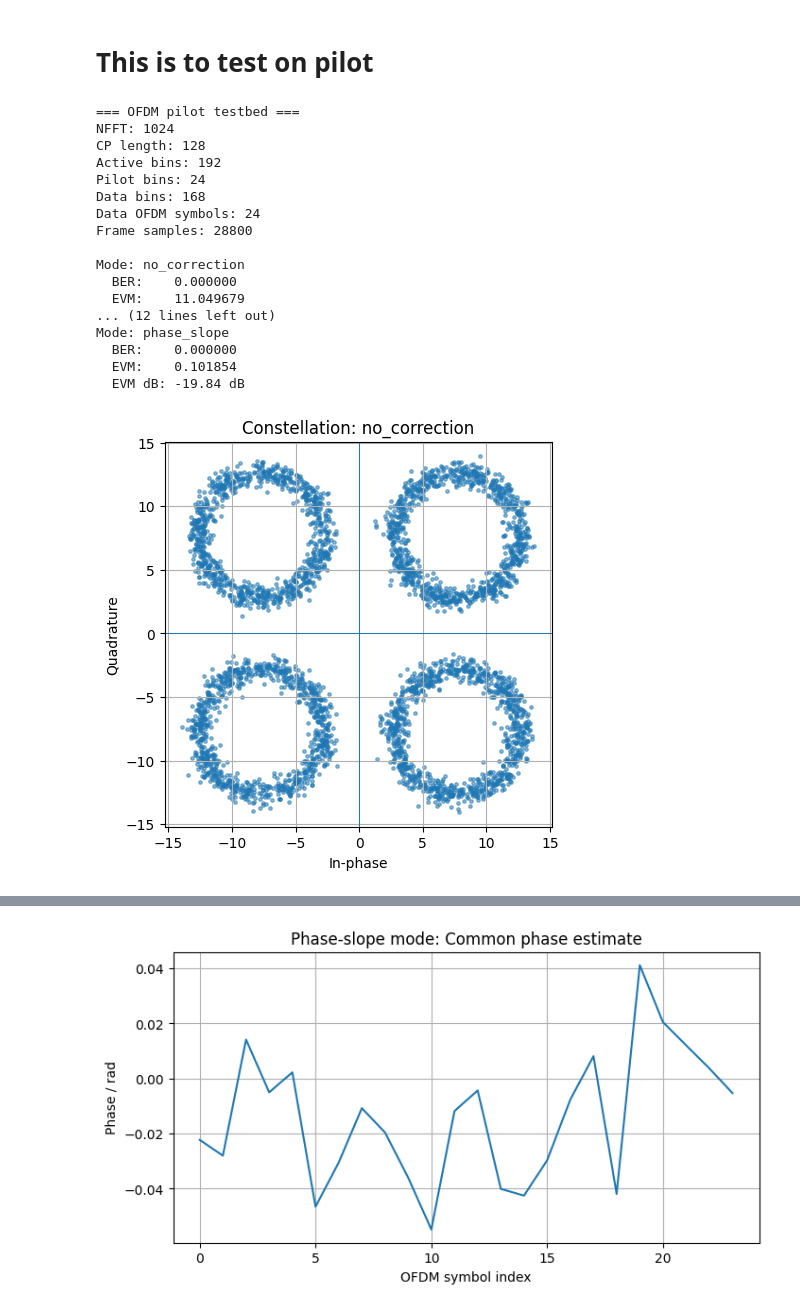
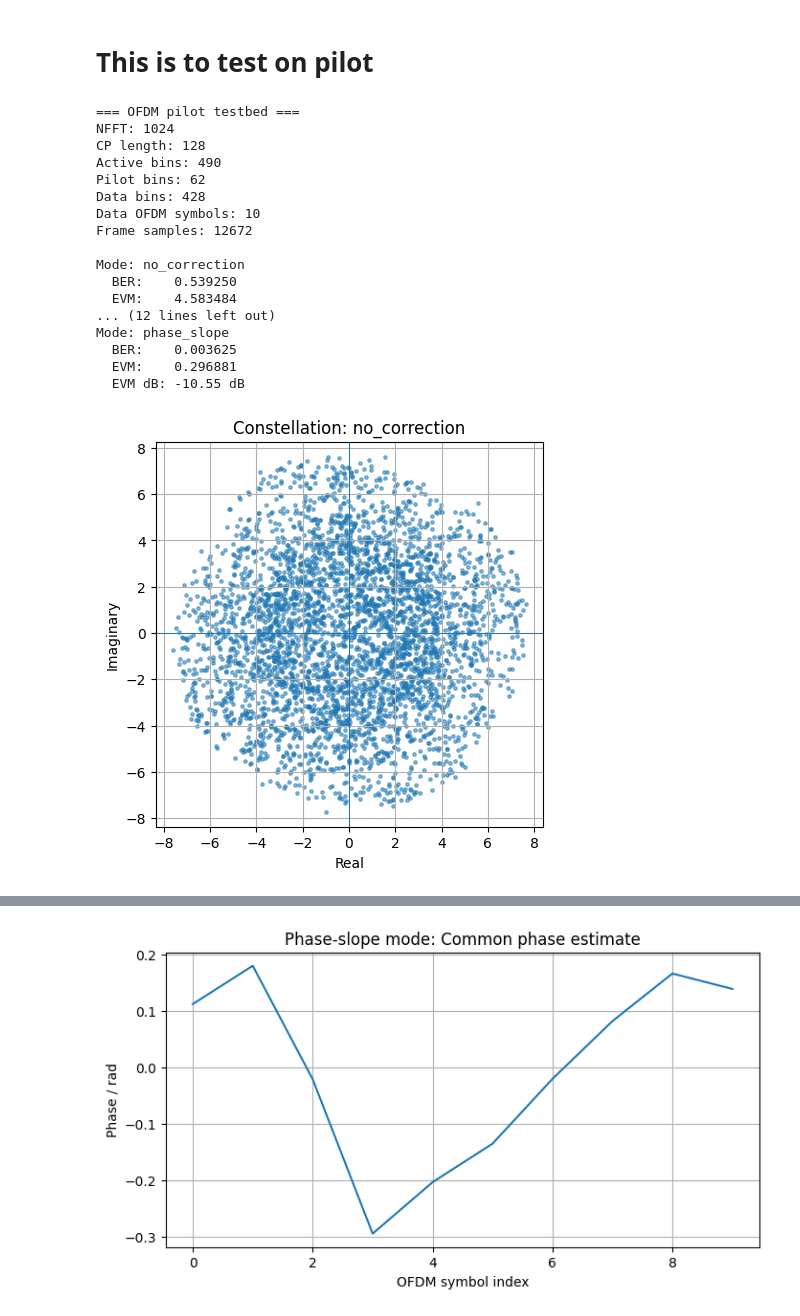
Before and after one commit to Arnav910/CUED_GF3, a Jupyter notebook: pilot_test.ipynb, the cells around one changed output, grey strips where cells are left out. Drawn from its saved outputs; the diff is of its cells as text; code cells hidden in the pictures.

```diff
--- a/pilot_test.ipynb
+++ b/pilot_test.ipynb
@@ -549,8 +549,8 @@ def plot_constellation(symbols, title, max_points=5000):
     plt.axvline(0, linewidth=0.7)
     plt.grid(True)
     plt.axis("equal")
-    plt.xlabel("In-phase")
-    plt.ylabel("Quadrature")
+    plt.xlabel("Real")
+    plt.ylabel("Imaginary")
     plt.title(title)
     plt.show()
 
@@ -596,7 +596,7 @@ def run_one_experiment(channel_name="echo_noise", show_plots=True):
         nfft=1024,
         cp_len=128,
         f_min=1000,
-        f_max=10000,
+        f_max=100000,
         pilot_spacing=8,
     )
 
@@ -632,6 +632,7 @@ def run_one_experiment(channel_name="echo_noise", show_plots=True):
         rx = add_echo(tx, delay_samples=80, gain=0.35)
         rx = apply_sampling_rate_mismatch(rx, ppm=120)
         rx = add_awgn(rx, snr_db=25, seed=1)
+        rx = apply_fractional_delay(rx, delay_samples=2.1)
     else:
         raise ValueError(f"Unknown channel_name: {channel_name}")
 
@@ -672,38 +673,38 @@ def run_one_experiment(channel_name="echo_noise", show_plots=True):
         plot_one_symbol_pilot_phase(
             results["phase_slope"]["debug"],
             ref,
-            symbol_index=0,
-            title="Residual pilot phase before phase-slope correction, symbol 0",
+            symbol_index=1,
+            title="Residual pilot phase before phase-slope correction, symbol 1",
         )
 
     return results, tx, rx, ref, cfg
 # %%
 
 if __name__ == "__main__":
     # Try these channel names:
     #   clean
     #   noise
     #   echo
     #   echo_noise
     #   timing_offset
     #   sampling_mismatch
-    run_one_experiment(channel_name="echo_noise", show_plots=True)
+    run_one_experiment(channel_name="sampling_mismatch", show_plots=True)
 # %% [output]
 === OFDM pilot testbed ===
 NFFT: 1024
 CP length: 128
-Active bins: 192
-Pilot bins: 24
-Data bins: 168
-Data OFDM symbols: 24
-Frame samples: 28800
+Active bins: 490
+Pilot bins: 62
+Data bins: 428
+Data OFDM symbols: 10
+Frame samples: 12672
 
 Mode: no_correction
-  BER:    0.000000
-  EVM:    11.049679
+  BER:    0.539250
+  EVM:    4.583484
 ... (12 lines left out)
 Mode: phase_slope
-  BER:    0.000000
-  EVM:    0.101854
-  EVM dB: -19.84 dB
+  BER:    0.003625
+  EVM:    0.296881
+  EVM dB: -10.55 dB
-[figure, old version]
+[figure, new version]
@@ -713 +714 @@ Mode: phase_slope
-[figure, old version]
+[figure, new version]
```
Also changed, not shown: parts of 2 cells of this notebook, 1 other file.
